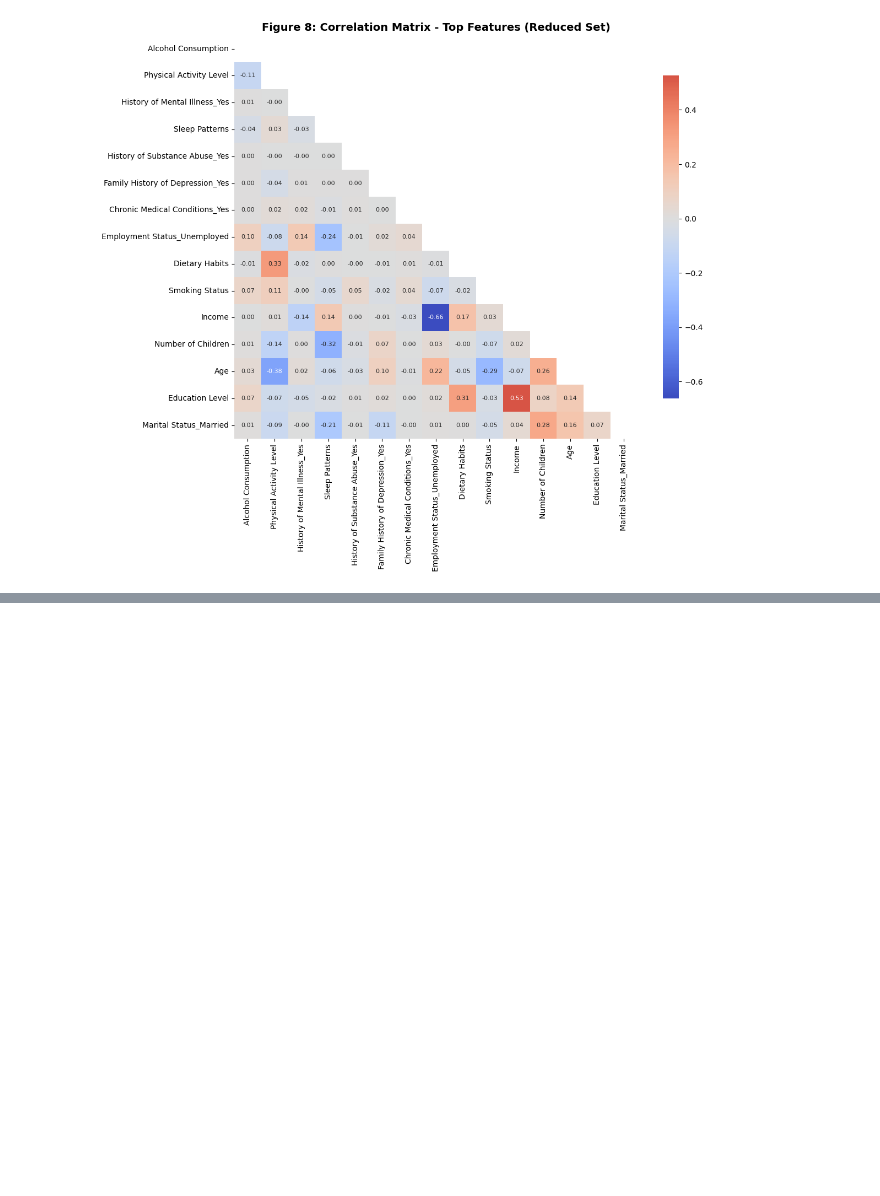
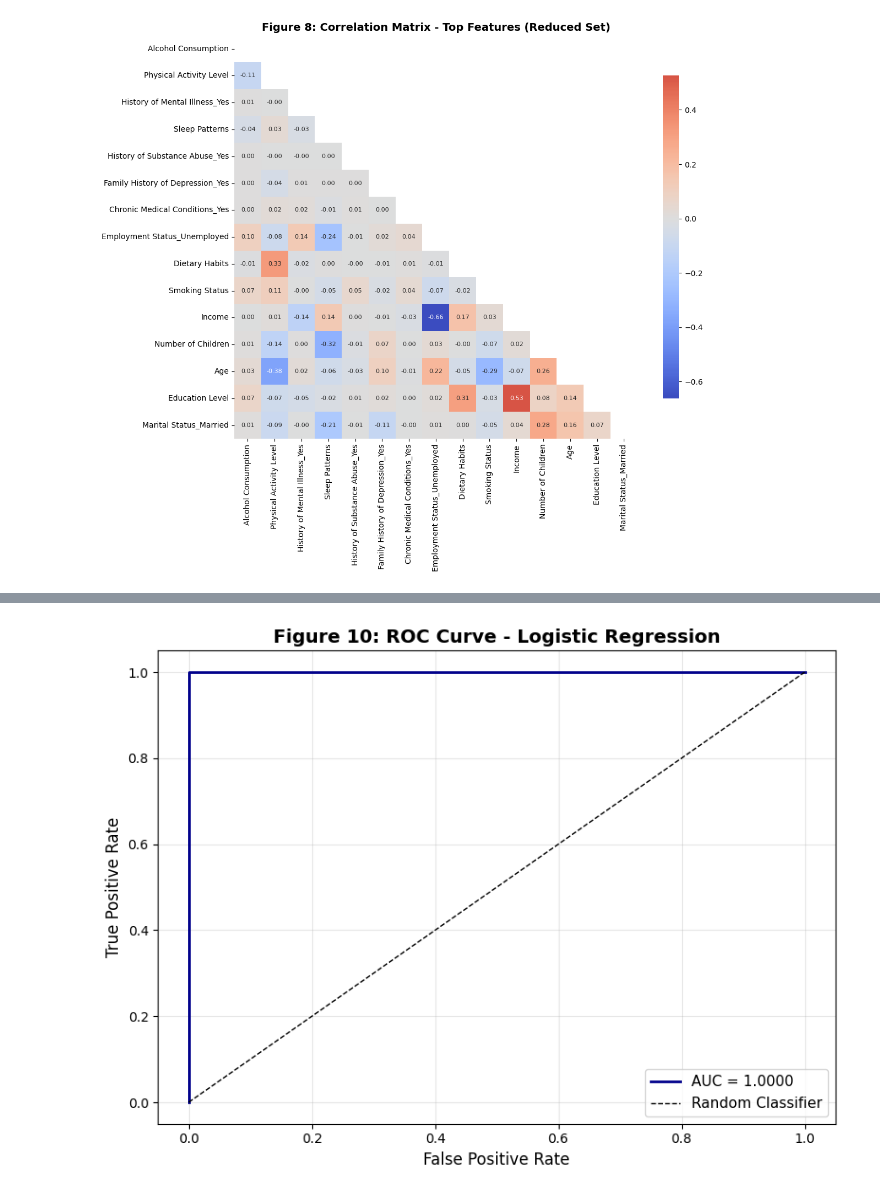
Before and after one commit to Tauhid-Topu-007/Depression-dataset, a Jupyter notebook: Depression.ipynb, the cells around one changed output, grey strips where cells are left out. Saved outputs shown, nothing was run; the diff lists cells and outputs as text; code cells hidden in the pictures; blank space fills up the shorter version.

```diff
--- a/Depression.ipynb
+++ b/Depression.ipynb
@@ -636,0 +819,17 @@ plt.close()
+# %%
+if y_pred_proba_final is not None:
+        plt.figure(figsize=(8, 6))
+        fpr, tpr, _ = roc_curve(y_test, y_pred_proba_final)
+        plt.plot(fpr, tpr, linewidth=2, color='darkblue', label=f'AUC = {best_model_data["auc"]:.4f}')
+        plt.plot([0, 1], [0, 1], 'k--', linewidth=1, label='Random Classifier')
+        plt.xlabel('False Positive Rate', fontsize=12)
+        plt.ylabel('True Positive Rate', fontsize=12)
+        plt.title(f'Figure 10: ROC Curve - {best_model_name}', fontsize=14, fontweight='bold')
+        plt.legend(loc='lower right', fontsize=11)
+        plt.grid(True, alpha=0.3)
+        plt.tight_layout()
+        plt.savefig('figure10_roc_curve.png', dpi=300, bbox_inches='tight')
+        plt.show()
+        plt.close()
+# %% [output]
+[figure, added]
```
Also changed, not shown: parts of 16 cells of this notebook.
